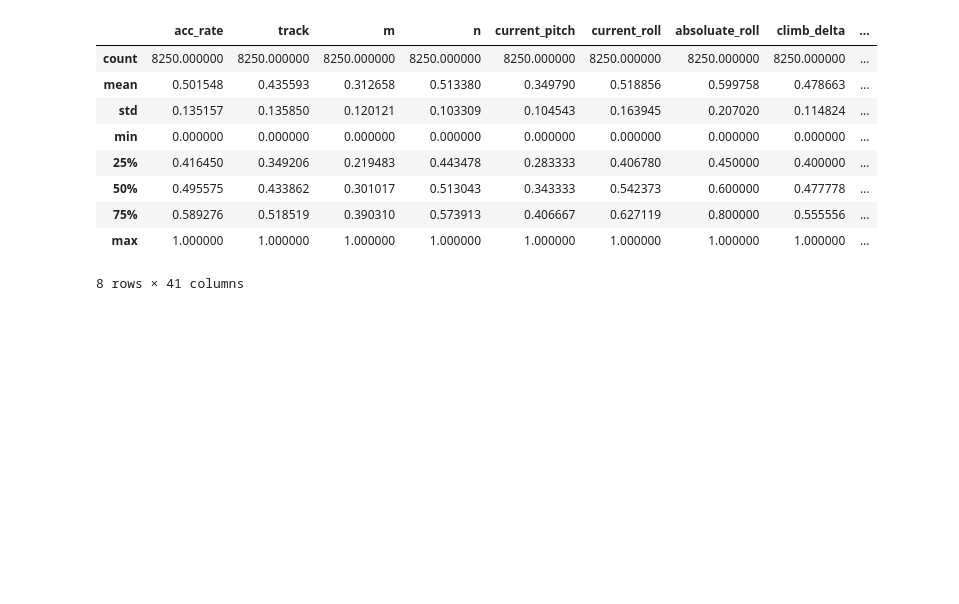
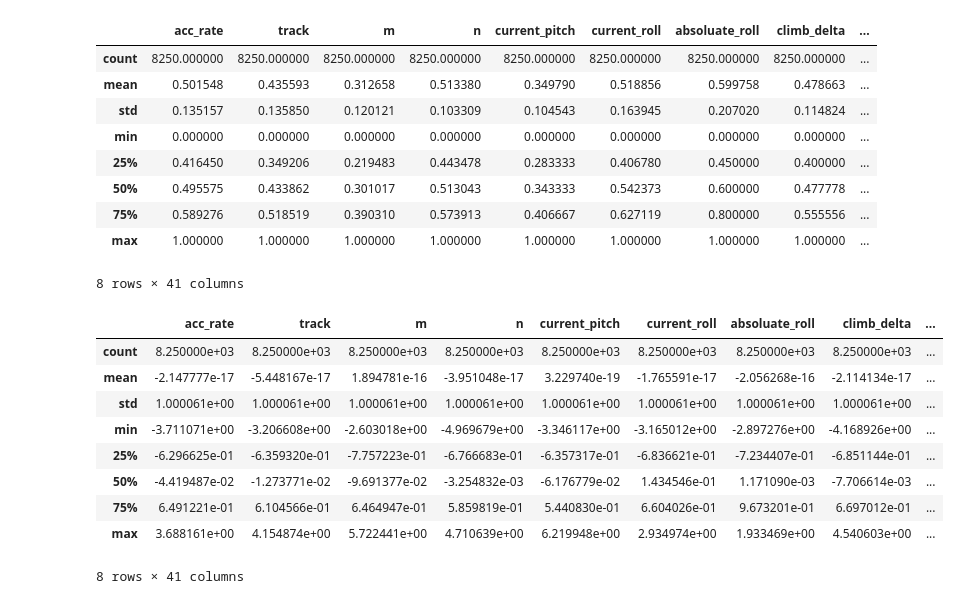
Before and after one commit to tabz23/CSE-517-project, a Jupyter notebook: milestone_1/pre.ipynb, the cells around one changed output. Cells and saved outputs as stored; diff of their text form; code cells hidden in the pictures; blank space fills up the shorter version.

```diff
--- a/milestone_1/pre.ipynb
+++ b/milestone_1/pre.ipynb
@@ -229,3 +239,16 @@ df_normalized.describe()
 | 75% | 0.589276 | 0.518519 | 0.390310 | 0.573913 | 0.406667 | 0.627119 | 0.800000 | 0.555556 | ... |
 | max | 1.000000 | 1.000000 | 1.000000 | 1.000000 | 1.000000 | 1.000000 | 1.000000 | 1.000000 | ... |
 8 rows × 41 columns
+# %%
+df_scaled.describe()
+# %% [output]
+|  | acc_rate | track | m | n | current_pitch | current_roll | absoluate_roll | climb_delta | ... |
+| count | 8.250000e+03 | 8.250000e+03 | 8.250000e+03 | 8.250000e+03 | 8.250000e+03 | 8.250000e+03 | 8.250000e+03 | 8.250000e+03 | ... |
+| mean | -2.147777e-17 | -5.448167e-17 | 1.894781e-16 | -3.951048e-17 | 3.229740e-19 | -1.765591e-17 | -2.056268e-16 | -2.114134e-17 | ... |
+| std | 1.000061e+00 | 1.000061e+00 | 1.000061e+00 | 1.000061e+00 | 1.000061e+00 | 1.000061e+00 | 1.000061e+00 | 1.000061e+00 | ... |
+| min | -3.711071e+00 | -3.206608e+00 | -2.603018e+00 | -4.969679e+00 | -3.346117e+00 | -3.165012e+00 | -2.897276e+00 | -4.168926e+00 | ... |
+| 25% | -6.296625e-01 | -6.359320e-01 | -7.757223e-01 | -6.766683e-01 | -6.357317e-01 | -6.836621e-01 | -7.234407e-01 | -6.851144e-01 | ... |
+| 50% | -4.419487e-02 | -1.273771e-02 | -9.691377e-02 | -3.254832e-03 | -6.176779e-02 | 1.434546e-01 | 1.171090e-03 | -7.706614e-03 | ... |
+| 75% | 6.491221e-01 | 6.104566e-01 | 6.464947e-01 | 5.859819e-01 | 5.440830e-01 | 6.604026e-01 | 9.673201e-01 | 6.697012e-01 | ... |
+| max | 3.688161e+00 | 4.154874e+00 | 5.722441e+00 | 4.710639e+00 | 6.219948e+00 | 2.934974e+00 | 1.933469e+00 | 4.540603e+00 | ... |
+8 rows × 41 columns
```
Also changed, not shown: parts of 8 cells of this notebook.
